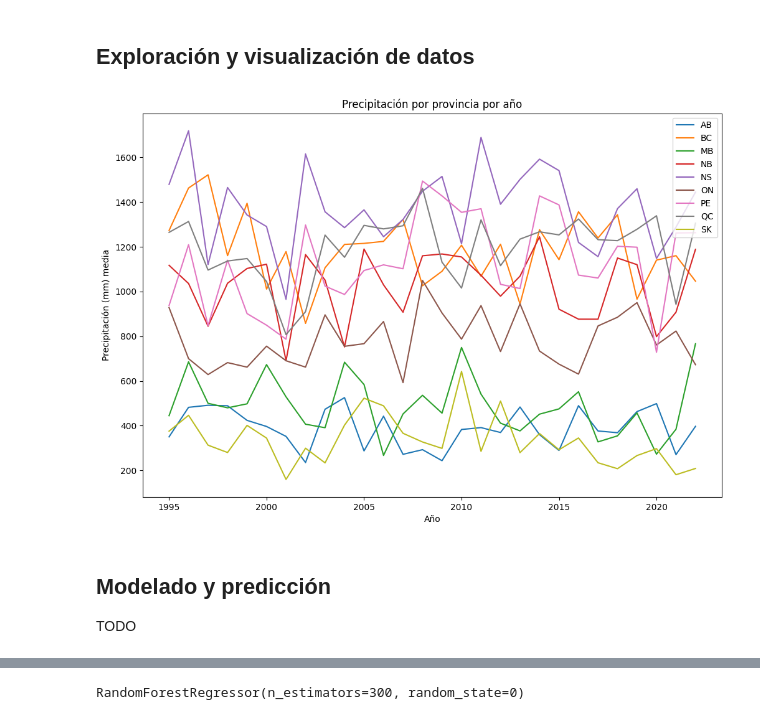
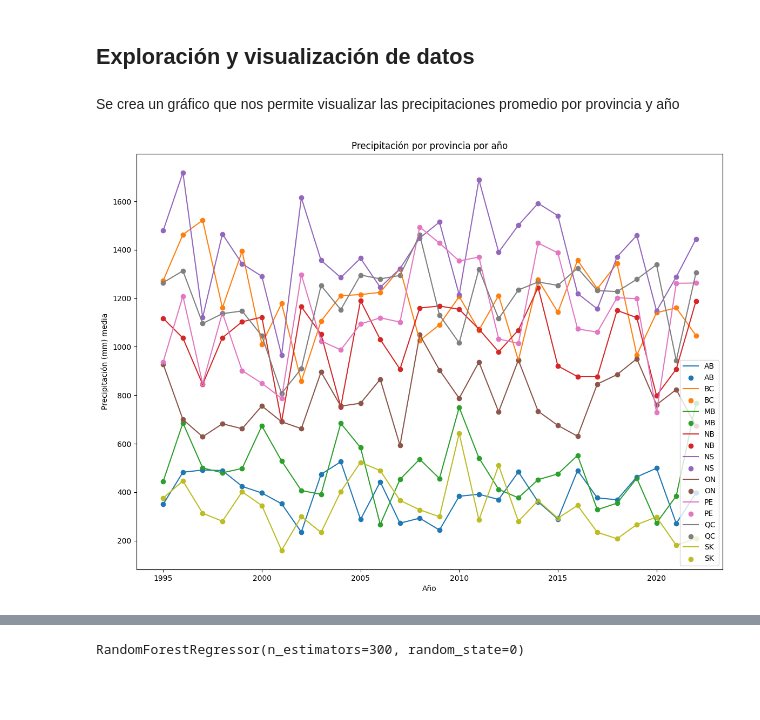
Before and after one commit to FlavioLionelRita/utn-data-science-labs, a Jupyter notebook: Exercises/05-ProduccionAgricola/lab.ipynb, the cells around one changed output, grey strips where cells are left out. Saved outputs shown, nothing was run; the diff lists cells and outputs as text; code cells hidden in the pictures; blank space fills up the shorter version.

```diff
--- a/Exercises/05-ProduccionAgricola/lab.ipynb
+++ b/Exercises/05-ProduccionAgricola/lab.ipynb
@@ -103,14 +122,14 @@ precipitation_not_null_by_province_NL = df[df['province'] == 'NL']['precipitatio
 print(f"Precipitation not null by NL: {precipitation_not_null_by_province_NL}")
 
 # Crear un nuevo DataFrame sin las filas donde la provincia es 'NL'
-df2 = df[df['province'] != 'NL'].copy()
-# df2.describe()
+df = df[df['province'] != 'NL'].copy()
+# df.describe()
 
 # Calcular la media de precipitación por provincia y año y agregarla al DataFrame y se reemplazan los valores nulos por la media
-precipitation_mean = df2.groupby(['year', 'province'])['precipitation(mm)'].mean().reset_index()
-df2 = pd.merge(df2, precipitation_mean, on=['year', 'province'], suffixes=('', '_mean'))
+precipitation_mean = df.groupby(['year', 'province'])['precipitation(mm)'].mean().reset_index()
+df = pd.merge(df, precipitation_mean, on=['year', 'province'], suffixes=('', '_mean'))
 # Rellenar los valores nulos en 'precipitation(mm)' con la media sin usar inplace
-df2['precipitation(mm)'] = df2['precipitation(mm)'].fillna(df2['precipitation(mm)_mean'])
+df['precipitation(mm)'] = df['precipitation(mm)'].fillna(df['precipitation(mm)_mean'])
 # %% [output]
 Precipitation not null by NL: 0
 # %% [markdown]
@@ -262,13 +288,13 @@ Año: 2022, Predicción yield (tonnes/acres): 2.9
 
 Se calcula el valor de la producción en base al área cosechada y el rendimiento
 # %%
-df2['production_temp'] = (df2['harvested area (acres)'] * df2['yield (tonnes/acres)']).round(2)
+df['production_temp'] = (df['harvested area (acres)'] * df['yield (tonnes/acres)']).round(2)
 # Verifico que el cálculo sea correcto
-# print(df2[['production (tonnes)', 'production_temp']].head())
+# print(df[['production (tonnes)', 'production_temp']].head())
 # Asignar el valor de 'production_temp' a 'production (tonnes)' cuando 'production (tonnes)' es nulo o cero
-df2.loc[(df2['production (tonnes)'].isnull()) | (df2['production (tonnes)'] == 0), 'production (tonnes)'] = df2['production_temp']
+df.loc[(df['production (tonnes)'].isnull()) | (df['production (tonnes)'] == 0), 'production (tonnes)'] = df['production_temp']
 # Eliminar la columna 'production_temp'
-df2.drop('production_temp', axis=1, inplace=True)
+df.drop('production_temp', axis=1, inplace=True)
 # %% [markdown]
 ### Resolución de valores nulos en la columna "farm gate value ($)"
 # %%
@@ -364,27 +395,26 @@ dtype: int64
 ### Agregado de columnas
 # %%
 # Valor en finca por tonelada
-df2['farm_gate_value_per_ton'] = (df2['farm gate value ($)'] / df2['production (tonnes)']).round(2)
+df['farm_gate_value_per_ton'] = (df['farm gate value ($)'] / df['production (tonnes)']).round(2)
 # Valor en finca por acre
-df2['farm_gate_value_per_acre'] = (df2['farm gate value ($)'] / df2['harvested area (acres)']).round(2)
+df['farm_gate_value_per_acre'] = (df['farm gate value ($)'] / df['harvested area (acres)']).round(2)
 # %% [markdown]
 ## Exploración y visualización de datos
+# %% [markdown]
+Se crea un gráfico que nos permite visualizar las precipitaciones promedio por provincia y año
 # %%
 """Precipitación por año"""
-provinces = df2['province'].unique()
-plt.figure(figsize=(12, 8))
+provinces = df['province'].unique()
+plt.figure(figsize=(14, 10))
 for province in provinces:
-   data = df2[(df2['province'].str.strip() == province)].copy()
+   data = df[(df['province'].str.strip() == province)].copy()
    precipitation_mean = data.groupby(['year'])['precipitation(mm)'].mean().reset_index()
    plt.plot(precipitation_mean['year'], precipitation_mean['precipitation(mm)'], label=province)
+   plt.scatter(precipitation_mean['year'], precipitation_mean['precipitation(mm)'], label=province)
 plt.title("Precipitación por provincia por año")
 plt.xlabel("Año")
 plt.ylabel("Precipitación (mm) media")
 plt.legend()
 plt.show()
 # %% [output]
-[figure, old version]
+[figure, new version]
-# %% [markdown]
-## Modelado y predicción
-
-TODO
```
Also changed, not shown: parts of 29 cells of this notebook.
